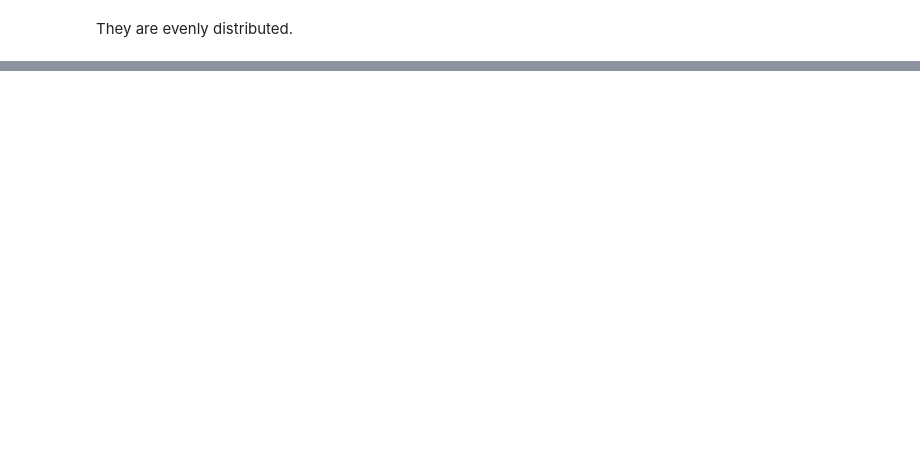
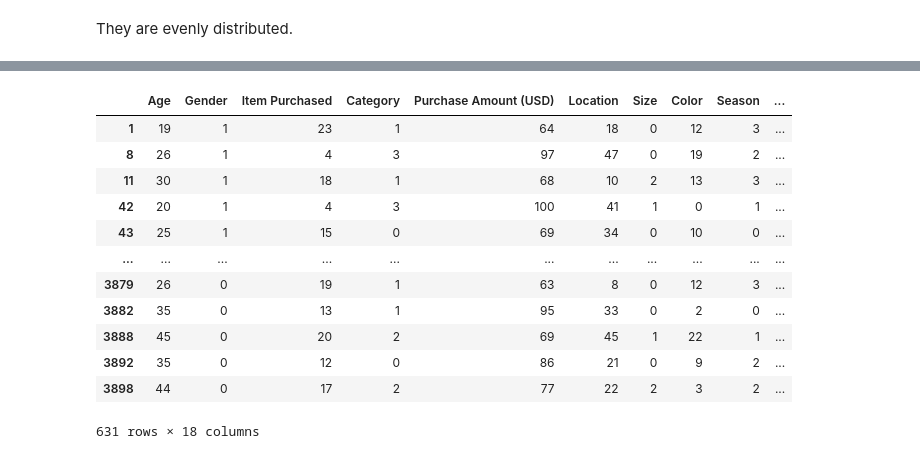
Before and after one commit to CassandraMaldonado/ML_customer_clustering, a Jupyter notebook: kprototype.ipynb, the cells around one changed output, grey strips where cells are left out. Cells and saved outputs as stored; diff of their text form; code cells hidden in the pictures; blank space fills up the shorter version.

```diff
--- a/kprototype.ipynb
+++ b/kprototype.ipynb
@@ -97,0 +122,16 @@ They are evenly distributed.
+# %%
+df_full[df_full["prod_cluster"] == 0]
+# %% [output]
+|  | Age | Gender | Item Purchased | Category | Purchase Amount (USD) | Location | Size | Color | Season | ... |
+| 1 | 19 | 1 | 23 | 1 | 64 | 18 | 0 | 12 | 3 | ... |
+| 8 | 26 | 1 | 4 | 3 | 97 | 47 | 0 | 19 | 2 | ... |
+| 11 | 30 | 1 | 18 | 1 | 68 | 10 | 2 | 13 | 3 | ... |
+| 42 | 20 | 1 | 4 | 3 | 100 | 41 | 1 | 0 | 1 | ... |
+| 43 | 25 | 1 | 15 | 0 | 69 | 34 | 0 | 10 | 0 | ... |
+| ... | ... | ... | ... | ... | ... | ... | ... | ... | ... | ... |
+| 3879 | 26 | 0 | 19 | 1 | 63 | 8 | 0 | 12 | 3 | ... |
+| 3882 | 35 | 0 | 13 | 1 | 95 | 33 | 0 | 2 | 0 | ... |
+| 3888 | 45 | 0 | 20 | 2 | 69 | 45 | 1 | 22 | 1 | ... |
+| 3892 | 35 | 0 | 12 | 0 | 86 | 21 | 0 | 9 | 2 | ... |
+| 3898 | 44 | 0 | 17 | 2 | 77 | 22 | 2 | 3 | 2 | ... |
+631 rows × 18 columns
```
Also changed, not shown: parts of 7 cells of this notebook, 1 other file.
